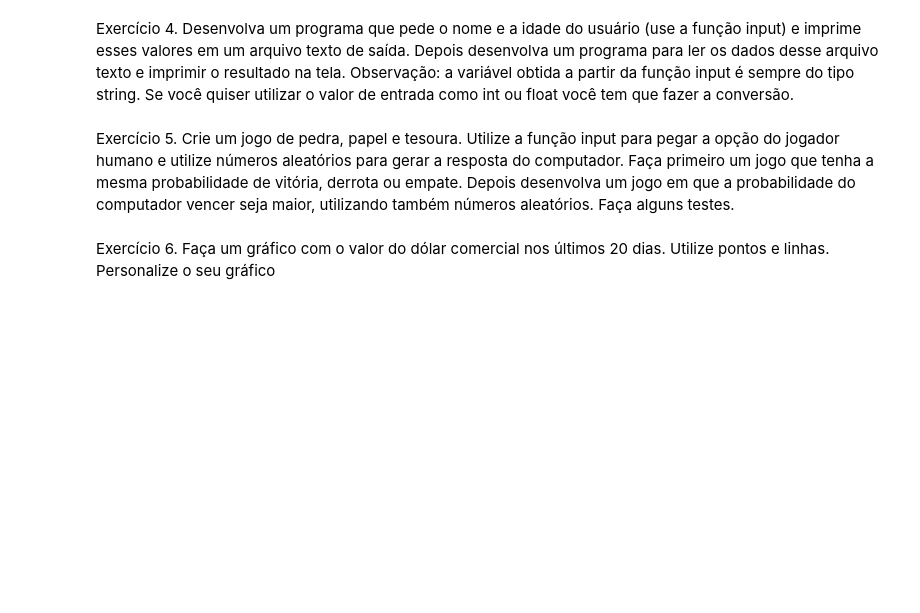
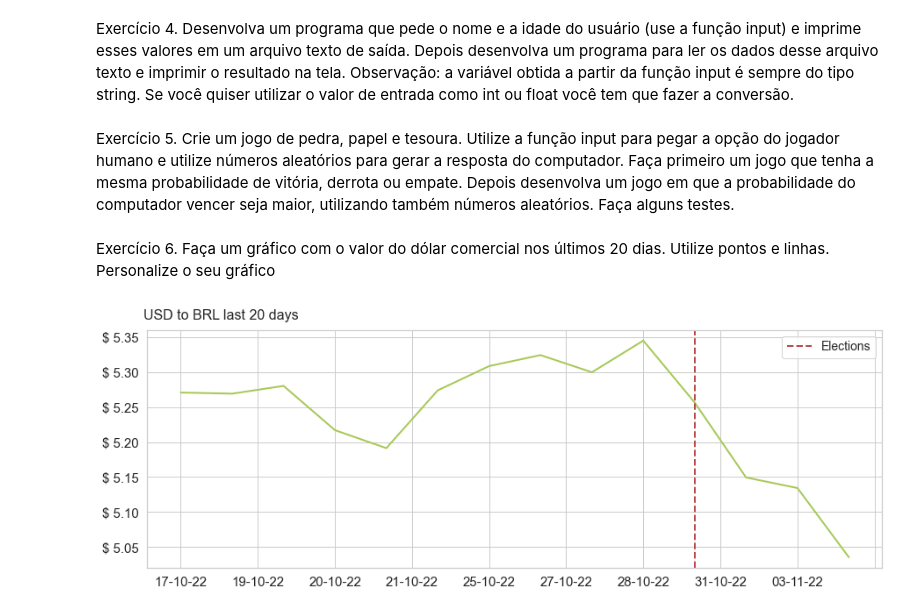
Before and after one commit to EricaFer/Numerical-Methods-for-Thermofluids, a Jupyter notebook: 1_Non_Linear_Equations.ipynb, the cells around one changed output. Saved outputs shown, nothing was run; the diff lists cells and outputs as text; code cells hidden in the pictures; blank space fills up the shorter version.

```diff
--- a/1_Non_Linear_Equations.ipynb
+++ b/1_Non_Linear_Equations.ipynb
@@ -242,0 +303,4 @@ e linhas. Personalize o seu gráfico
+# %%
+dollar_graph(20)
+# %% [output]
+[figure, added]
```
Also changed, not shown: parts of 4 cells of this notebook.
